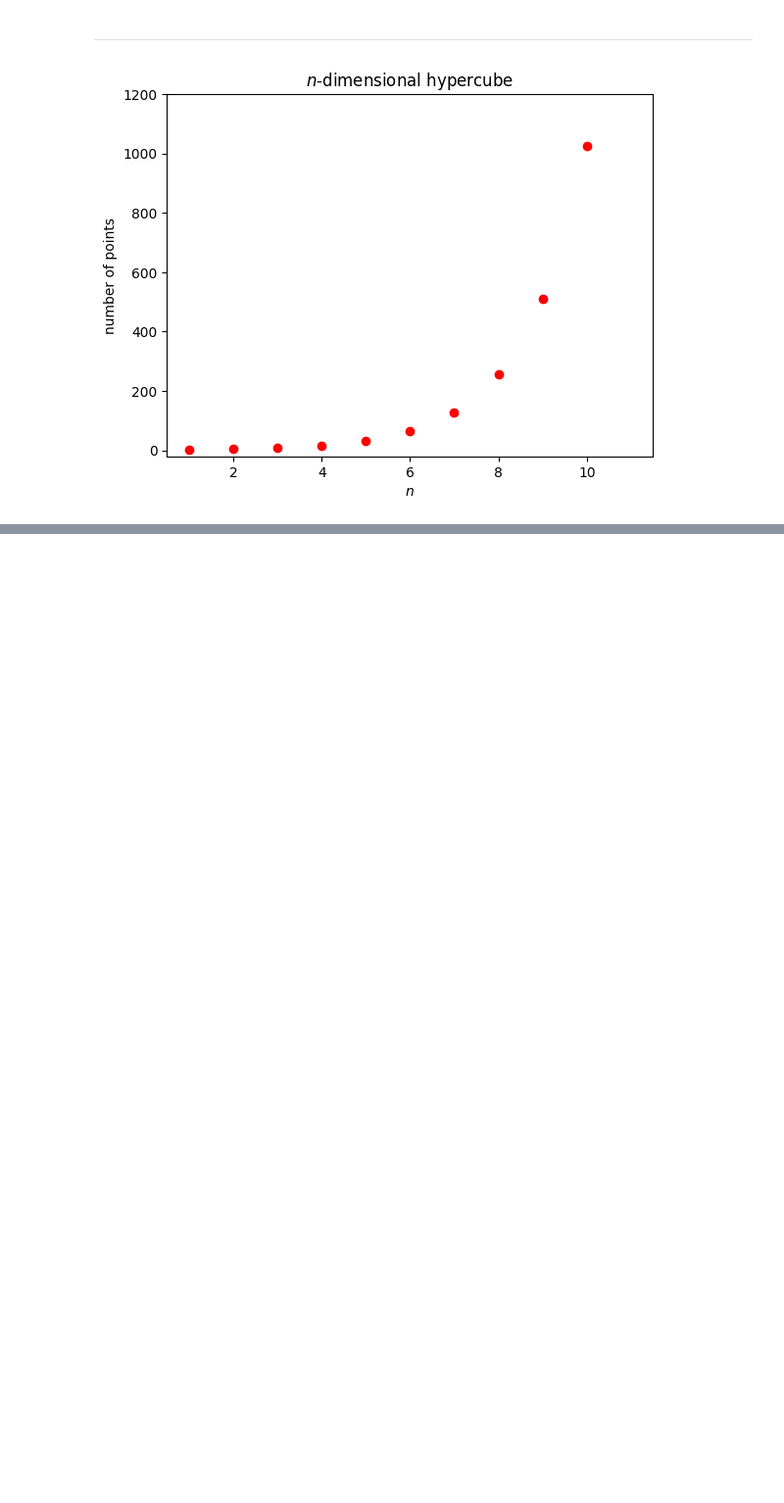
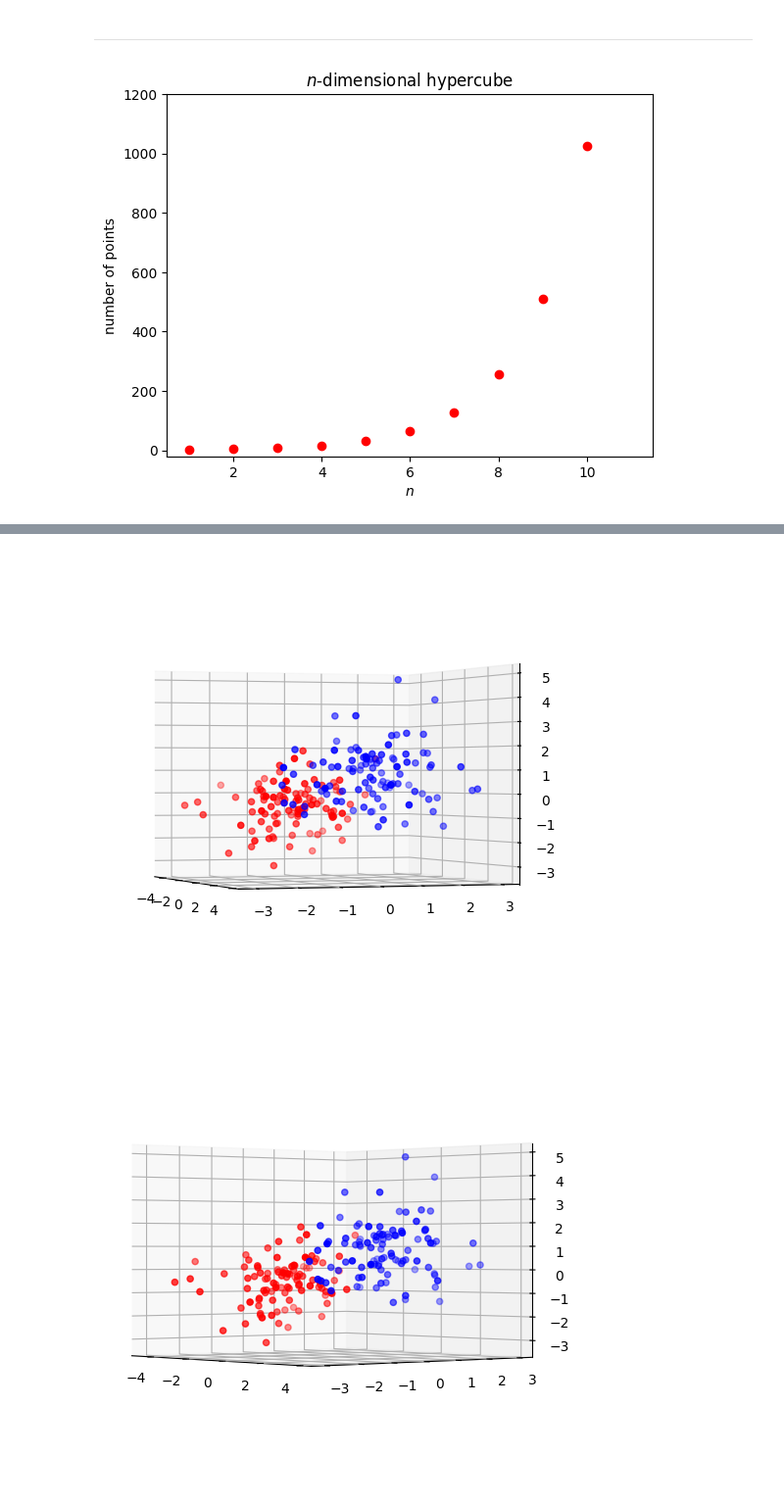
Before and after one commit to MICS-Lab/XmasPresentation2023PRFD, a Jupyter notebook: gene_plots.ipynb, the cells around one changed output, grey strips where cells are left out. Shown: that part at 98% size. Drawn from its saved outputs; the diff is of its cells as text; code cells hidden in the pictures; blank space fills up the shorter version.

```diff
--- a/gene_plots.ipynb
+++ b/gene_plots.ipynb
@@ -98,0 +136,21 @@ plt.show()
+# %%
+for a in [-20, -40, -60]:
+    fig = plt.figure()
+    ax = fig.add_subplot(projection='3d')
+    ax.view_init(azim=a, elev=0)
+    np.random.seed(1)
+    xs = np.random.randn(N)-D
+    ys = np.random.randn(N)-D
+    zs = np.random.randn(N)-D*2.5
+    ax.scatter(zs, xs, ys, c='r')
+    np.random.seed(2)
+    xs = np.random.randn(N)+D
+    ys = np.random.randn(N)+D
+    zs = np.random.randn(N)+D*2.5
+    ax.scatter(zs, xs, ys, c='b')
+    plt.tight_layout()
+    # plt.savefig(f'a{a}.png', dpi=300)
+    plt.show()
+# %% [output]
+[figure, added]
+[figure, added]
```
Also changed, not shown: parts of 5 cells of this notebook.
